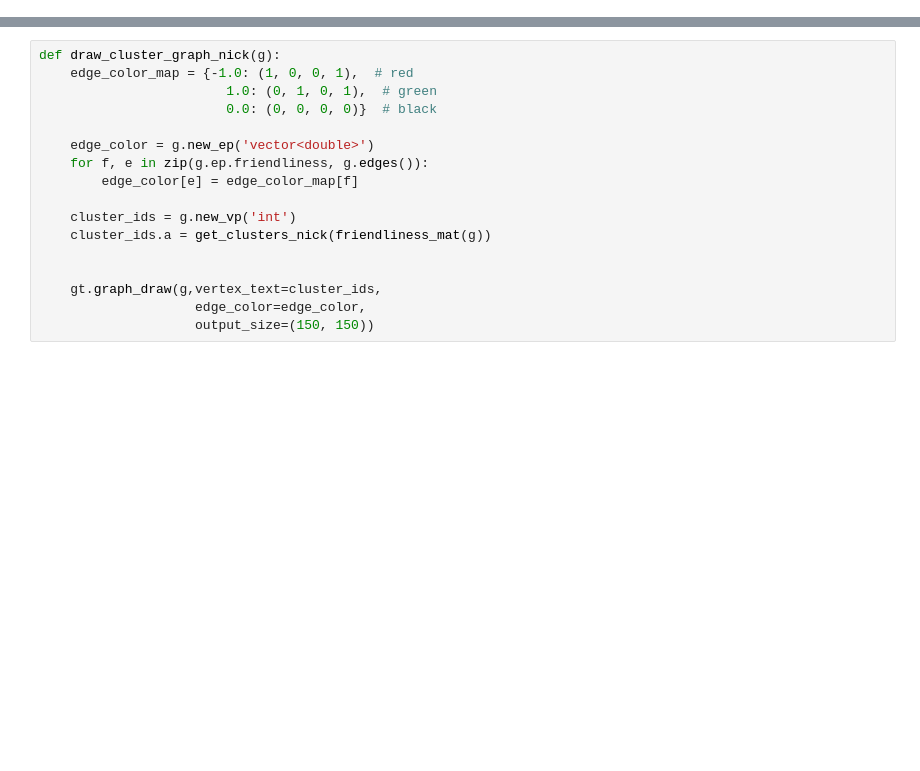
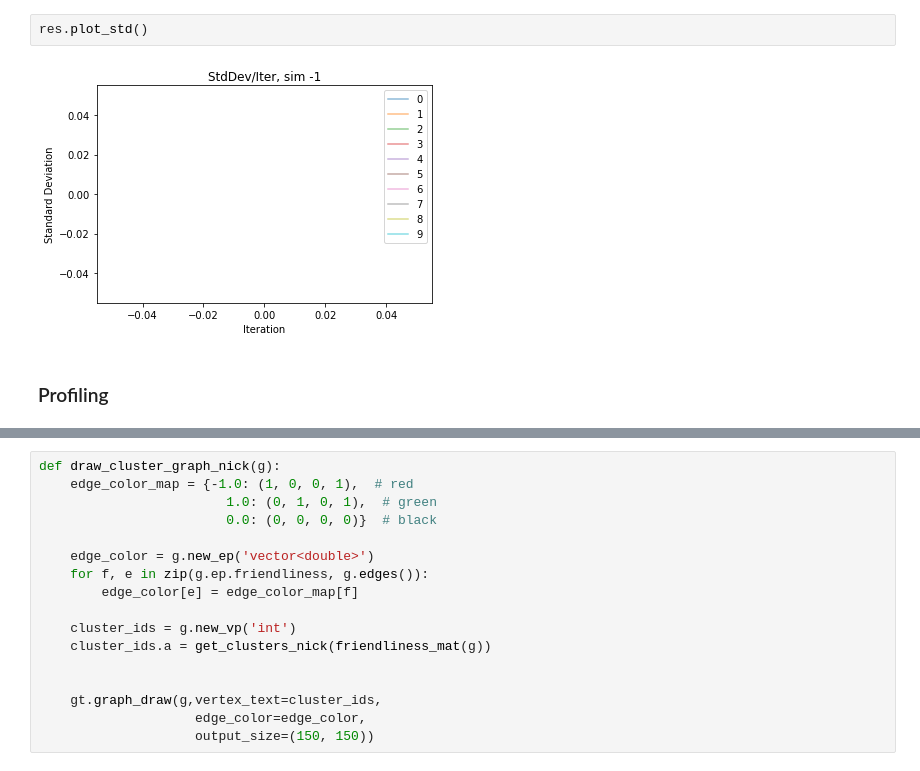
Before and after one commit to YutongB/Opinion-Dynamics, a Jupyter notebook: interact.ipynb, the cells around one changed output, grey strips where cells are left out. Drawn from its saved outputs; the diff is of its cells as text; blank space fills up the shorter version.

```diff
--- a/interact.ipynb
+++ b/interact.ipynb
@@ -12,0 +143,6 @@ from balance import *
+# %%
+res.plot_std()
+# %% [output]
+[figure, added]
+# %% [markdown]
+### Profiling
```
Also changed, not shown: parts of 13 cells of this notebook.
